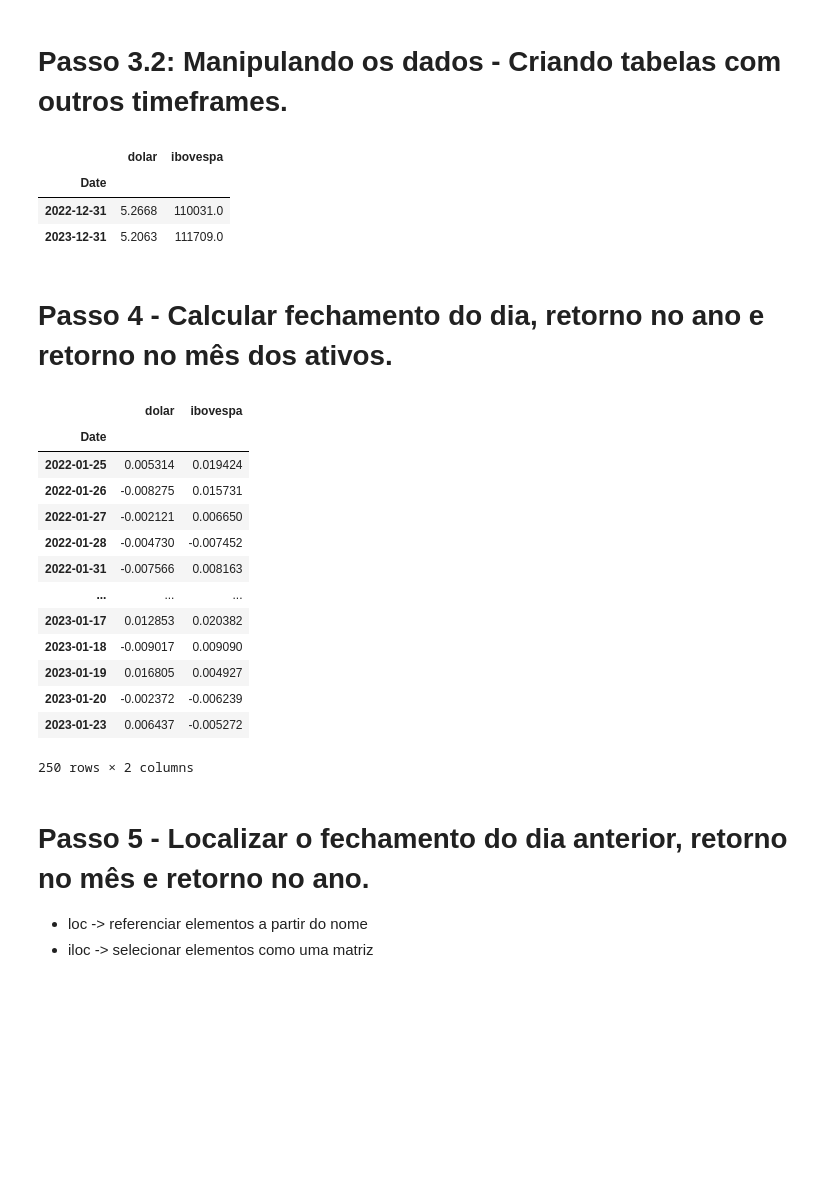
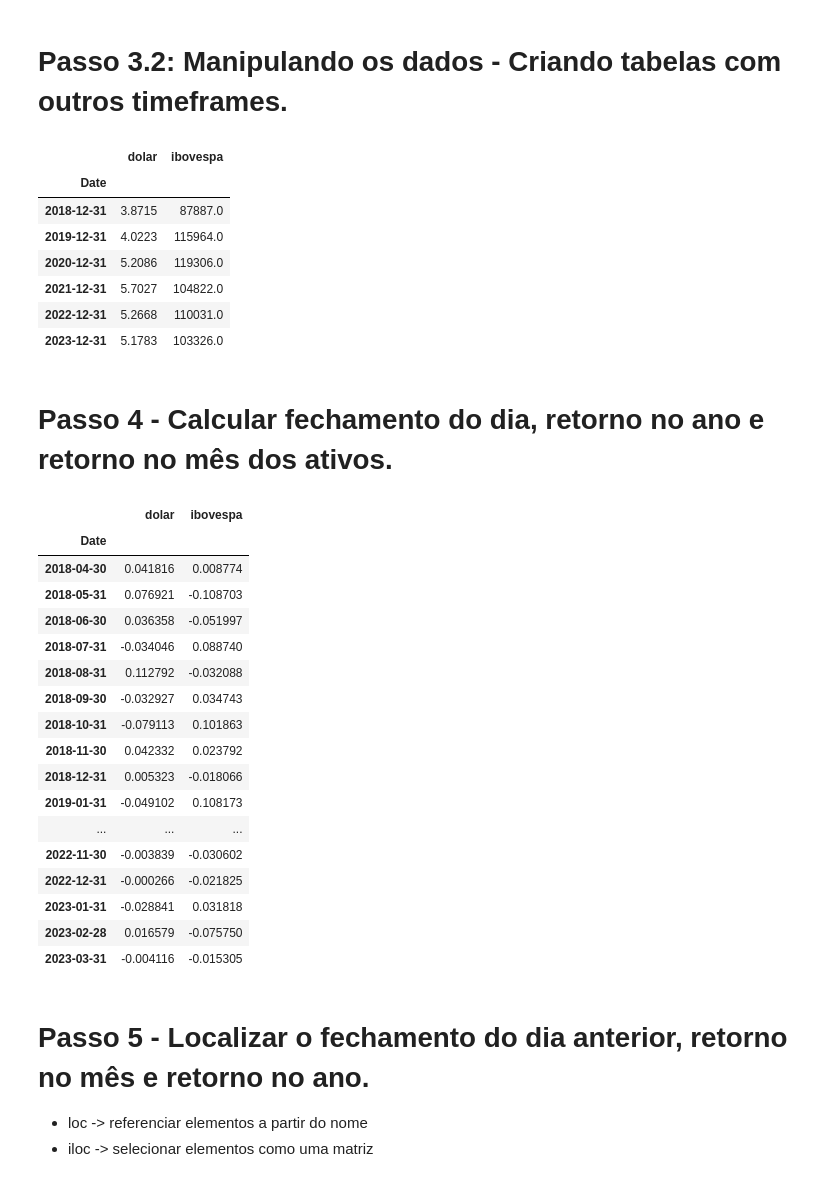
Before and after one commit to rubemmnf/Mercado-Financeiro, a Jupyter notebook: Varos/Aula_1.ipynb, the cells around one changed output. Drawn from its saved outputs; the diff is of its cells as text; code cells hidden in the pictures; blank space fills up the shorter version.

```diff
--- a/Varos/Aula_1.ipynb
+++ b/Varos/Aula_1.ipynb
@@ -135,37 +90,46 @@ dados_anuais = dados_fechamento.resample("Y").last()
 
 dados_mensais = dados_fechamento.resample("M").last()
 
-print(dados_anuais)
-
-print(dados_mensais)
+dados_anuais
+#dados_mensais
 # %% [output]
 |  | dolar | ibovespa |
 | Date |  |  |
+| 2018-12-31 | 3.8715 | 87887.0 |
+| 2019-12-31 | 4.0223 | 115964.0 |
+| 2020-12-31 | 5.2086 | 119306.0 |
+| 2021-12-31 | 5.7027 | 104822.0 |
 | 2022-12-31 | 5.2668 | 110031.0 |
-| 2023-12-31 | 5.2063 | 111709.0 |
+| 2023-12-31 | 5.1783 | 103326.0 |
 # %% [markdown]
 # Passo 4 - Calcular fechamento do dia, retorno no ano e retorno no mês dos ativos.
 # %%
 retorno_anual = dados_anuais.pct_change().dropna()
 retorno_mensal = dados_mensais.pct_change().dropna()
 retorno_diario = dados_fechamento.pct_change().dropna()
 
-retorno_diario
+#retorno_anual
+retorno_mensal
+#retorno_diario
 # %% [output]
 |  | dolar | ibovespa |
 | Date |  |  |
-| 2022-01-25 | 0.005314 | 0.019424 |
-| 2022-01-26 | -0.008275 | 0.015731 |
-| 2022-01-27 | -0.002121 | 0.006650 |
-| 2022-01-28 | -0.004730 | -0.007452 |
-| 2022-01-31 | -0.007566 | 0.008163 |
+| 2018-04-30 | 0.041816 | 0.008774 |
+| 2018-05-31 | 0.076921 | -0.108703 |
+| 2018-06-30 | 0.036358 | -0.051997 |
+| 2018-07-31 | -0.034046 | 0.088740 |
+| 2018-08-31 | 0.112792 | -0.032088 |
+| 2018-09-30 | -0.032927 | 0.034743 |
+| 2018-10-31 | -0.079113 | 0.101863 |
+| 2018-11-30 | 0.042332 | 0.023792 |
+| 2018-12-31 | 0.005323 | -0.018066 |
+| 2019-01-31 | -0.049102 | 0.108173 |
 | ... | ... | ... |
-| 2023-01-17 | 0.012853 | 0.020382 |
-| 2023-01-18 | -0.009017 | 0.009090 |
-| 2023-01-19 | 0.016805 | 0.004927 |
-| 2023-01-20 | -0.002372 | -0.006239 |
-| 2023-01-23 | 0.006437 | -0.005272 |
+| 2022-11-30 | -0.003839 | -0.030602 |
+| 2022-12-31 | -0.000266 | -0.021825 |
+| 2023-01-31 | -0.028841 | 0.031818 |
+| 2023-02-28 | 0.016579 | -0.075750 |
+| 2023-03-31 | -0.004116 | -0.015305 |
-250 rows × 2 columns
 # %% [markdown]
 # Passo 5 - Localizar o fechamento do dia anterior, retorno no mês e retorno no ano.
 
```
Also changed, not shown: parts of 8 cells of this notebook, 2 other files.
